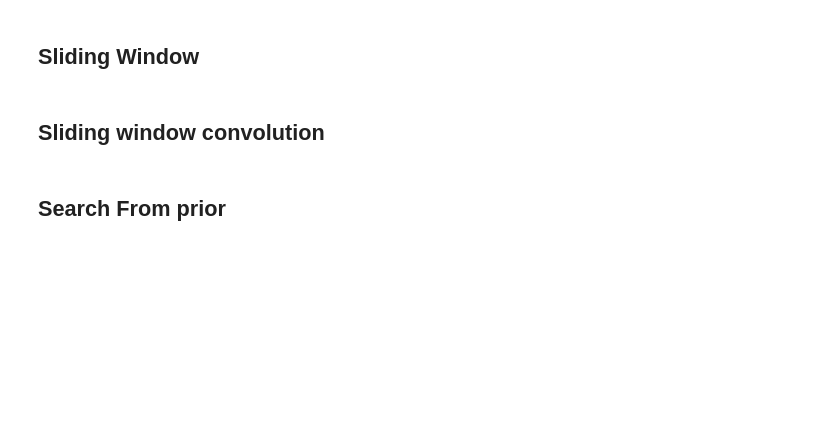
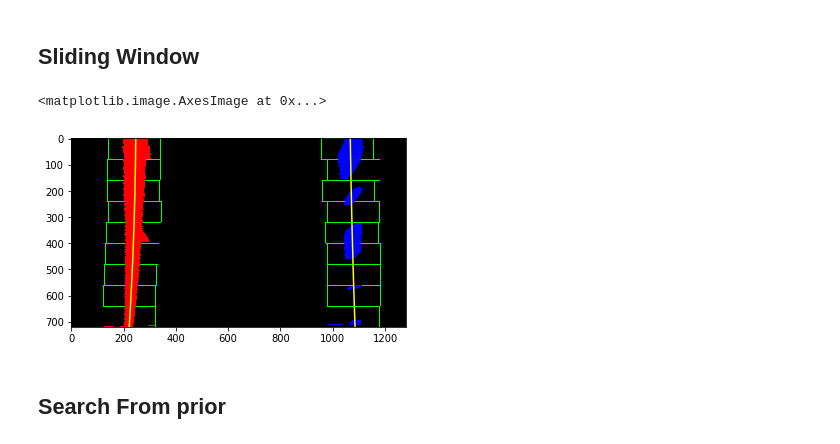
Before and after one commit to alibakh62/CarND-Advanced-Lane-Lines, a Jupyter notebook: P2_testCodes-NEW.ipynb, the cells around one changed output. Cells and saved outputs as stored; diff of their text form; code cells hidden in the pictures; blank space fills up the shorter version.

Commit message:
different implementations of sliding window is DONE

```diff
--- a/P2_testCodes-NEW.ipynb
+++ b/P2_testCodes-NEW.ipynb
@@ -466,5 +474,3 @@ This is equivalent to using a customized region of interest for each frame of vi
 Refer to [this file](https://github.com/alibakh62/Udacity_SDC_ND/blob/master/notes/scripts/find_lanes_search_from_prior.py) for an implementation of search from prior.
 # %% [markdown]
 ## Sliding Window
-# %% [markdown]
-## Sliding window convolution
@@ -471,2 +589,9 @@ Refer to [this file](https://github.com/alibakh62/Udacity_SDC_ND/blob/master/not
+# %%
+sw = SlidingWindow()
+out_img = sw.fit_polynomial(img_pt)
+plt.imshow(out_img)
+# %% [output]
+<matplotlib.image.AxesImage at 0x...>
+[figure, added]
 # %% [markdown]
 ## Search From prior
```
Also changed, not shown: parts of 8 cells of this notebook.
